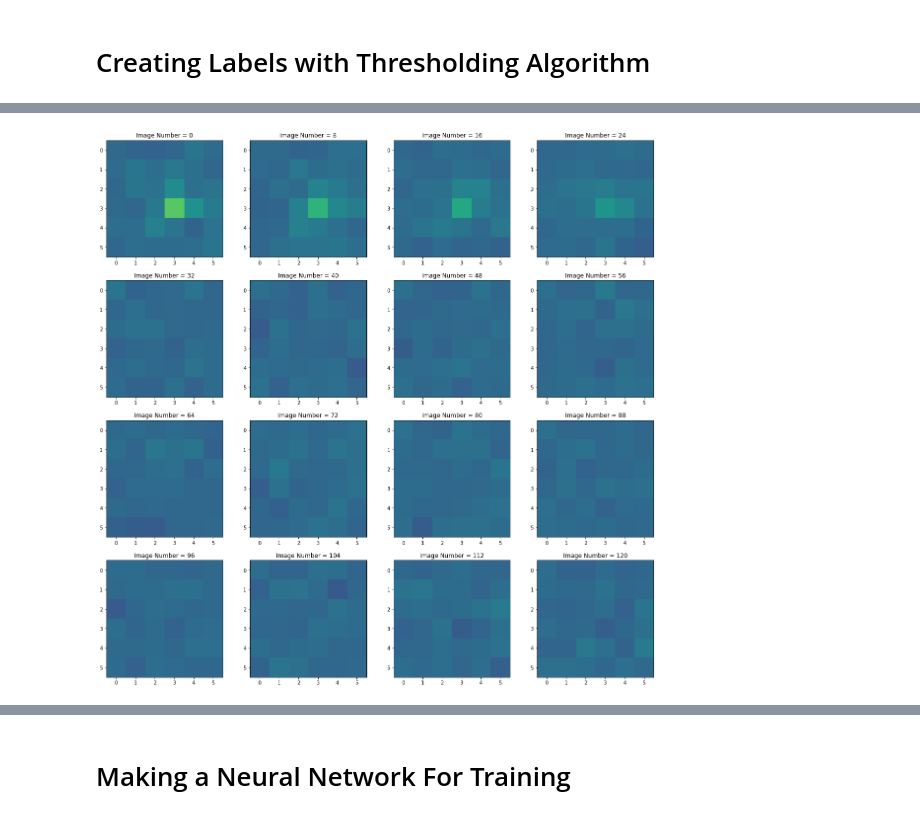
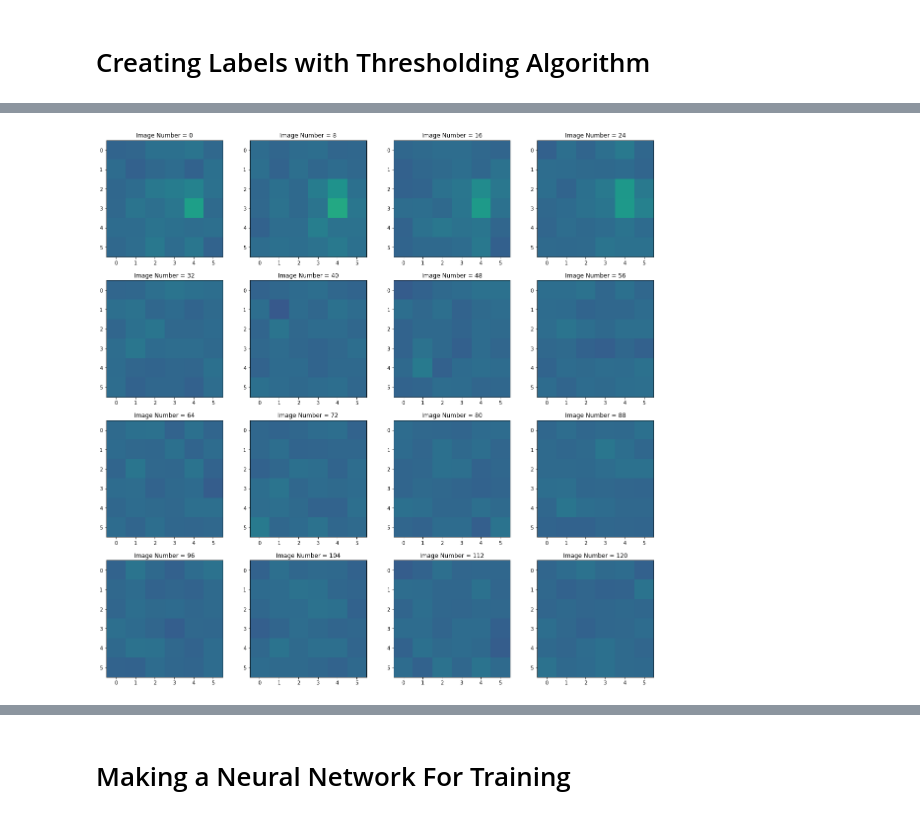
Before and after one commit to jack-mango/QURIP-thompsonlab-amo, a Jupyter notebook: ImagingSoftware/nondestructive image analysis.ipynb, the cells around one changed output, grey strips where cells are left out. Saved outputs shown, nothing was run; the diff lists cells and outputs as text; code cells hidden in the pictures.

```diff
--- a/ImagingSoftware/nondestructive image analysis.ipynb
+++ b/ImagingSoftware/nondestructive image analysis.ipynb
@@ -32,6 +32,4 @@ processor.plot()
 # %% [markdown]
 # Creating Labels with Thresholding Algorithm
 # %%
-upper_threshold = 113
-lower_threshold = 107
-crops, labels = processor.make_dataset(lower_threshold, upper_threshold, n=1, keep_unknowns=True)
+crops, labels = processor.make_dataset(1)
@@ -38,10 +54,10 @@ crops, labels = processor.make_dataset(lower_threshold, upper_threshold, n=1, ke
 # %%
 #i, j, k = np.random.randint(processor.n_tweezers), np.random.randint(processor.n_loops), np.random.randint(processor.per_loop - 4)
 
 fig, axs = plt.subplots(4, 4, figsize=(20, 20))
 
 for n in range(16):
-    axs[n // 4, np.mod(n, 4)].imshow(crops[processor.crop_index(90, 19, 8 * n)], vmin=processor.stack.min(), vmax=processor.stack.max())
+    axs[n // 4, np.mod(n, 4)].imshow(crops[processor.crop_index(12, 19, 8 * n)], vmin=processor.stack.min(), vmax=processor.stack.max())
     axs[n // 4, np.mod(n, 4)].set_title(f"Image Number = {8 * n}")
 # %% [output]
-[figure, old version]
+[figure, new version]
```
Also changed, not shown: parts of 12 cells of this notebook, 2 other files.
